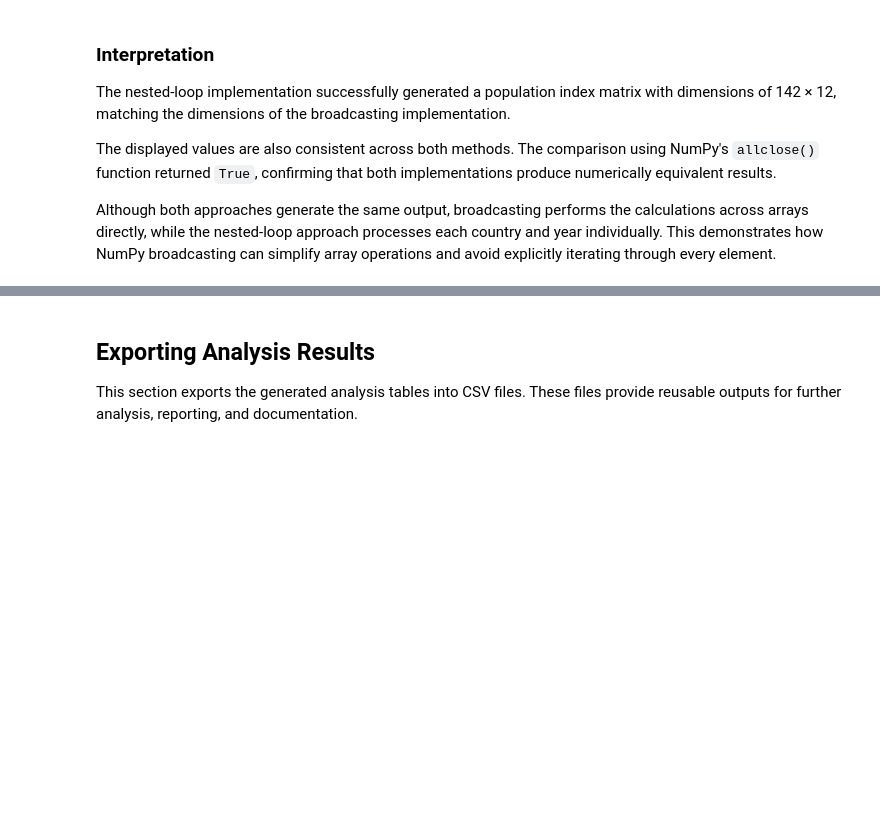
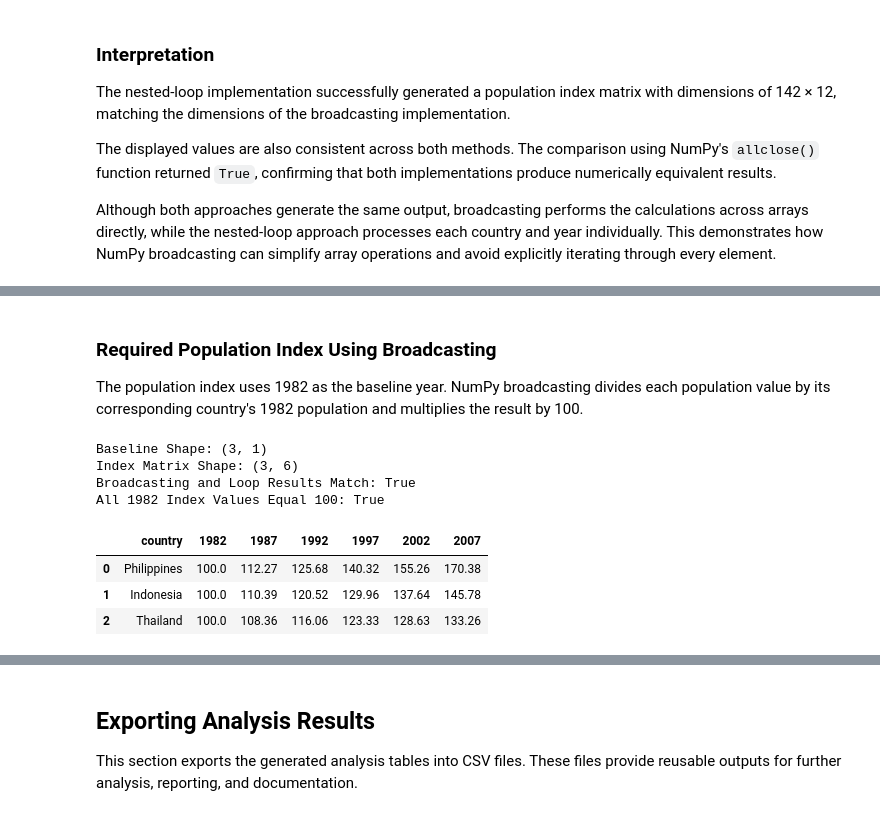
Before and after one commit to ralpharonbonifacio-glitch/DSA4153-week10-group-project-grp6, a Jupyter notebook: report.ipynb, the cells around one changed output, grey strips where cells are left out. Saved outputs shown, nothing was run; the diff lists cells and outputs as text; code cells hidden in the pictures; blank space fills up the shorter version.

```diff
--- a/report.ipynb
+++ b/report.ipynb
@@ -651,0 +689,45 @@ Although both approaches generate the same output, broadcasting performs the cal
+# %% [markdown]
+### Required Population Index Using Broadcasting
+
+The population index uses 1982 as the baseline year. NumPy broadcasting divides each population value by its corresponding country's 1982 population and multiplies the result by 100.
+# %%
+# Calculate population index using broadcasting
+required_broadcast_index, baseline_shape, index_shape = index_by_broadcast(
+    required_population_matrix,
+    0
+)
+
+print("Baseline Shape:", baseline_shape)
+print("Index Matrix Shape:", index_shape)
+
+# Calculate population index using nested loops
+required_loop_index = index_by_loop(
+    required_population_matrix,
+    0
+)
+
+# Compare both calculations
+print(
+    "Broadcasting and Loop Results Match:",
+    np.allclose(required_broadcast_index, required_loop_index)
+)
+
+# Verify that all 1982 index values equal 100
+print(
+    "All 1982 Index Values Equal 100:",
+    np.allclose(required_broadcast_index[:, 0], 100)
+)
+
+# Display the population index
+required_population_index = generate_population_index(data)
+
+display(required_population_index.round(2))
+# %% [output]
+Baseline Shape: (3, 1)
+Index Matrix Shape: (3, 6)
+Broadcasting and Loop Results Match: True
+All 1982 Index Values Equal 100: True
+|  | country | 1982 | 1987 | 1992 | 1997 | 2002 | 2007 |
+| 0 | Philippines | 100.0 | 112.27 | 125.68 | 140.32 | 155.26 | 170.38 |
+| 1 | Indonesia | 100.0 | 110.39 | 120.52 | 129.96 | 137.64 | 145.78 |
+| 2 | Thailand | 100.0 | 108.36 | 116.06 | 123.33 | 128.63 | 133.26 |
```
Also changed, not shown: parts of 13 cells of this notebook, 1 other file.
